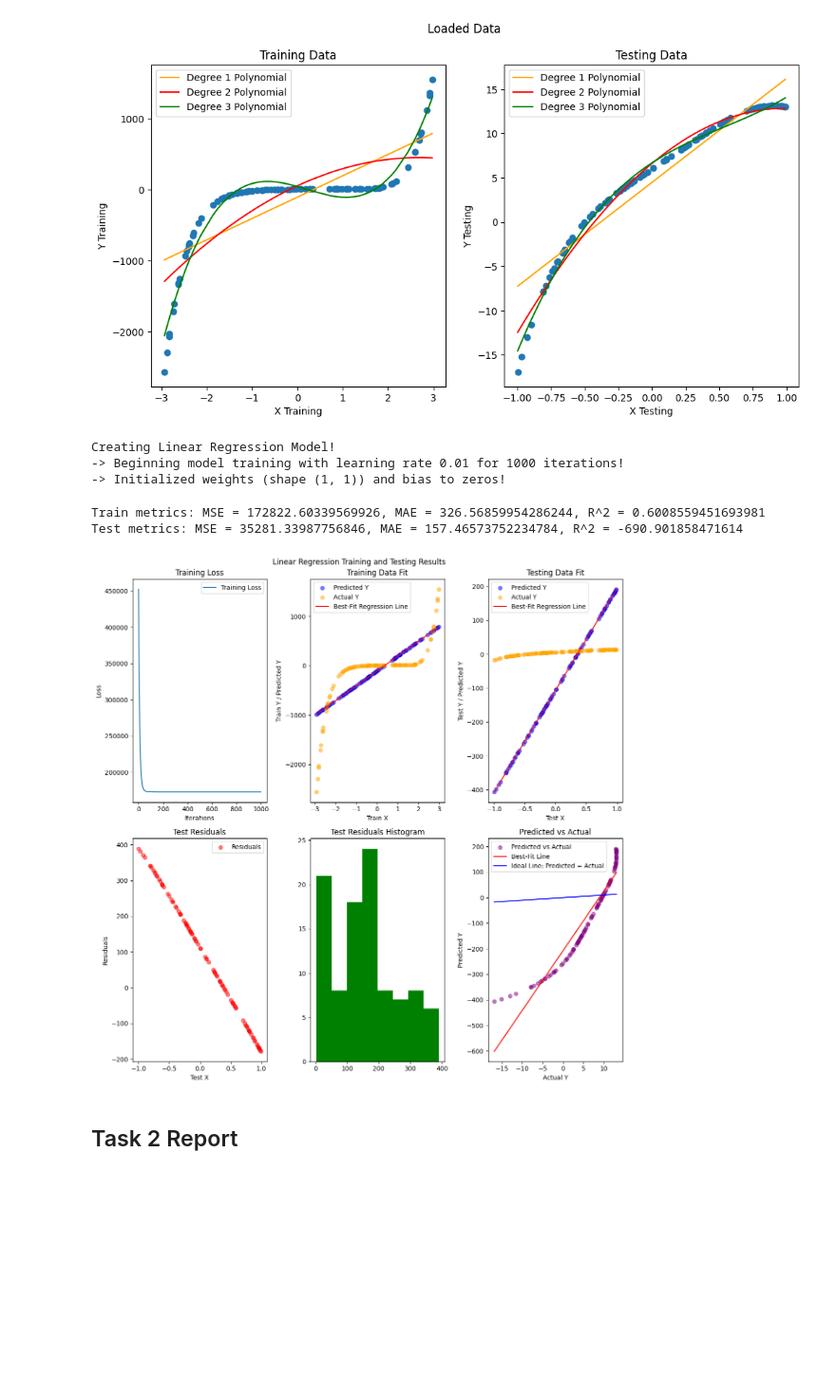
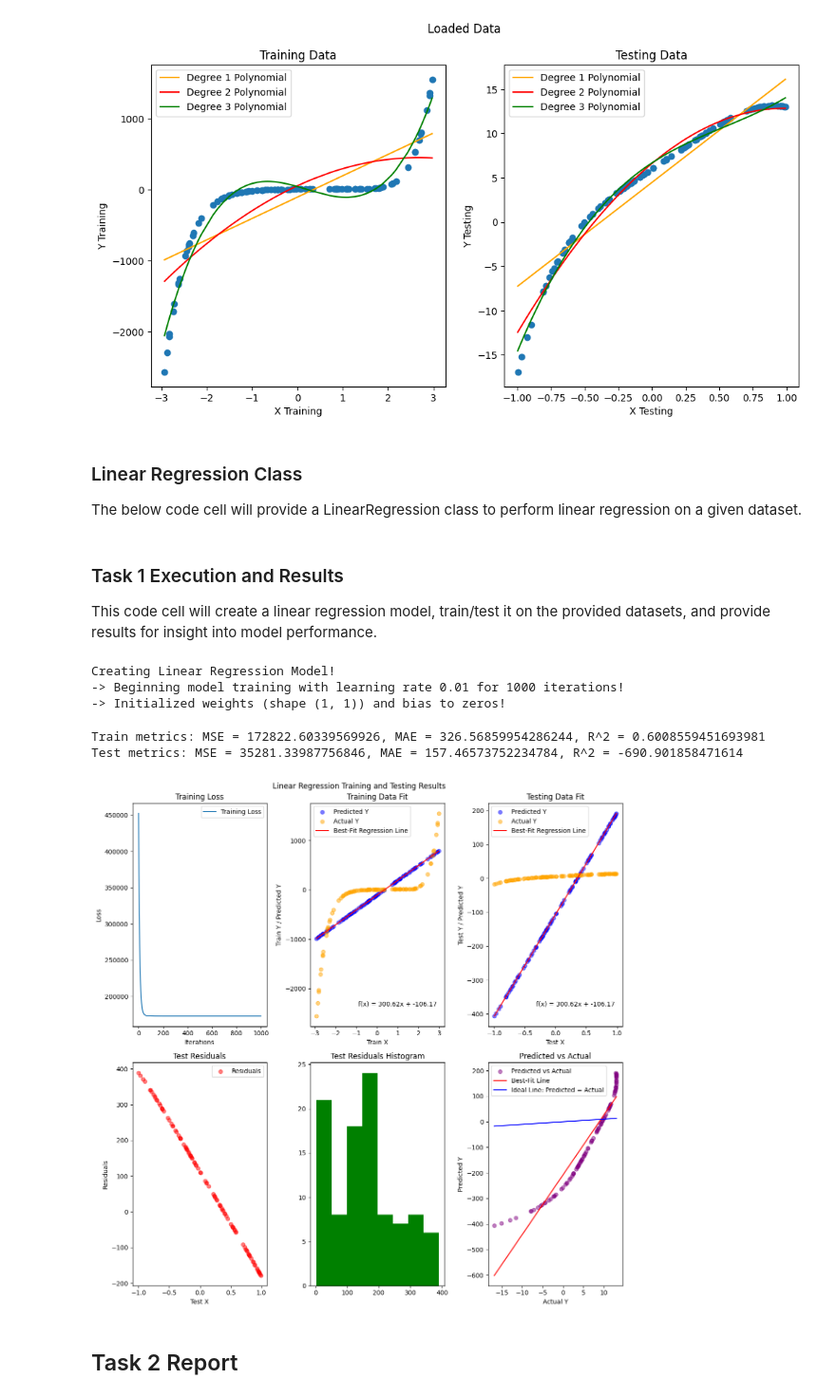
Before and after one commit to cmh02/COMP5630---Machine-Learning, a Jupyter notebook: Assignment1 - Linear Regression/src/assignment1_linearregression.ipynb, the cells around one changed output. Shown at 95% size. Drawn from its saved outputs; the diff is of its cells as text; code cells hidden in the pictures; blank space fills up the shorter version.

Commit message:
Added task 1 report

```diff
--- a/Assignment1 - Linear Regression/src/assignment1_linearregression.ipynb
+++ b/Assignment1 - Linear Regression/src/assignment1_linearregression.ipynb
@@ -240,4 +331,8 @@ Successfully loaded training and testing data from directory `../data/`!
 -> Data Mean: trainingX = -0.11, trainingY = -139.92, testingX = 0.09, testingY = 5.54
 -> Data StdDev: trainingX = 1.70, trainingY = 658.01, testingX = 0.58, testingY = 7.14
 [figure]
+# %% [markdown]
+### Linear Regression Class
+
+The below code cell will provide a LinearRegression class to perform linear regression on a given dataset.
 # %%
@@ -328,13 +418,11 @@ class LinearRegression:
 		residualSumOfSquared = np.sum((actualY - predictedY) ** 2)
 		totalSumOfSquares = np.sum((actualY - np.mean(actualY)) ** 2)
 		return 1 - (residualSumOfSquared / totalSumOfSquares)
+# %% [markdown]
+### Task 1 Execution and Results
+
+This code cell will create a linear regression model, train/test it on the provided datasets, and provide results for insight into model performance.
 # %%
-'''
-TASK 1 EXECUTION
-
-This code cell will create a linear regression model then train and test it on the provided datasets.
-'''
-
 # Initialize model and train it
 print(f"\nCreating Linear Regression Model!")
 LinearRegressionModel = LinearRegression(learningRate=0.01, numIterations=1000)
@@ -362,49 +450,51 @@ axs[0, 0].legend()
 axs[0, 1].scatter(Task1DataLoader.trainingX, trainPredictionsY, color='blue', alpha=0.5, label='Predicted Y')
 axs[0, 1].scatter(Task1DataLoader.trainingX, Task1DataLoader.trainingY, color='orange', alpha=0.5, label='Actual Y')
 axs[0, 1].plot(np.unique(Task1DataLoader.trainingX.flatten()), np.poly1d(np.polyfit(Task1DataLoader.trainingX.flatten(), trainPredictionsY.flatten(), 1))(np.unique(Task1DataLoader.trainingX.flatten())), color='red', label='Best-Fit Regression Line')
+axs[0, 1].text(0.65, 0.1, f"f(x) = {LinearRegressionModel.weights[0][0]:.2f}x + {LinearRegressionModel.bias:.2f}", horizontalalignment='center', verticalalignment='center', transform=axs[0, 1].transAxes)
 axs[0, 1].set_title("Training Data Fit")
 axs[0, 1].set_xlabel("Train X")
 axs[0, 1].set_ylabel("Train Y / Predicted Y")
-axs[0, 1].legend()
+axs[0, 1].legend(loc='upper left')
 
 # Plot testing x vs y predictions and actual
 axs[0, 2].scatter(Task1DataLoader.testingX, testPredictionsY, color='blue', alpha=0.5, label='Predicted Y')
 axs[0, 2].scatter(Task1DataLoader.testingX, Task1DataLoader.testingY, color='orange', alpha=0.5, label='Actual Y')
 axs[0, 2].plot(np.unique(Task1DataLoader.testingX.flatten()), np.poly1d(np.polyfit(Task1DataLoader.testingX.flatten(), testPredictionsY.flatten(), 1))(np.unique(Task1DataLoader.testingX.flatten())), color='red', label='Best-Fit Regression Line')
+axs[0, 2].text(0.65, 0.1, f"f(x) = {LinearRegressionModel.weights[0][0]:.2f}x + {LinearRegressionModel.bias:.2f}", horizontalalignment='center', verticalalignment='center', transform=axs[0, 2].transAxes)
 axs[0, 2].set_title("Testing Data Fit")
 axs[0, 2].set_xlabel("Test X")
 axs[0, 2].set_ylabel("Test Y / Predicted Y")
-axs[0, 2].legend()
+axs[0, 2].legend(loc='upper left')
 
 # Plot residuals
 axs[1, 0].scatter(Task1DataLoader.testingX, Task1DataLoader.testingY - testPredictionsY, color='red', alpha=0.5, label='Residuals')
 axs[1, 0].set_title("Test Residuals")
 axs[1, 0].set_xlabel("Test X")
 axs[1, 0].set_ylabel("Residuals")
 axs[1, 0].legend()
 
 # Plot residuals histogram
 axs[1, 1].hist(np.abs(Task1DataLoader.testingY - testPredictionsY), bins='auto', color='green')
 axs[1, 1].set_title("Test Residuals Histogram")
 
 # Plot y predictions vs actual (and the ideal line where pred == actual)
 axs[1, 2].scatter(Task1DataLoader.testingY, testPredictionsY, color='purple', alpha=0.5, label='Predicted vs Actual')
 axs[1, 2].plot(np.unique(Task1DataLoader.testingY.flatten()), np.poly1d(np.polyfit(Task1DataLoader.testingY.flatten(), testPredictionsY.flatten(), 1))(np.unique(Task1DataLoader.testingY.flatten())), color='red', label='Best-Fit Line')
 axs[1, 2].plot([min(Task1DataLoader.testingY), max(Task1DataLoader.testingY)], [min(Task1DataLoader.testingY), max(Task1DataLoader.testingY)], color='blue', label='Ideal Line: Predicted = Actual')
 axs[1, 2].set_title("Predicted vs Actual")
 axs[1, 2].set_xlabel("Actual Y")
 axs[1, 2].set_ylabel("Predicted Y")
 axs[1, 2].legend()
 
 # Show plots
 plt.tight_layout()
 plt.show()
 # %% [output]
 Creating Linear Regression Model!
 -> Beginning model training with learning rate 0.01 for 1000 iterations!
 -> Initialized weights (shape (1, 1)) and bias to zeros!
 Train metrics: MSE = 172822.60339569926, MAE = 326.56859954286244, R^2 = 0.6008559451693981
 Test metrics: MSE = 35281.33987756846, MAE = 157.46573752234784, R^2 = -690.901858471614
-[figure, old version]
+[figure, new version]
 # %% [markdown]
 ## Task 2 Report
```
Also changed, not shown: parts of 9 cells of this notebook.
